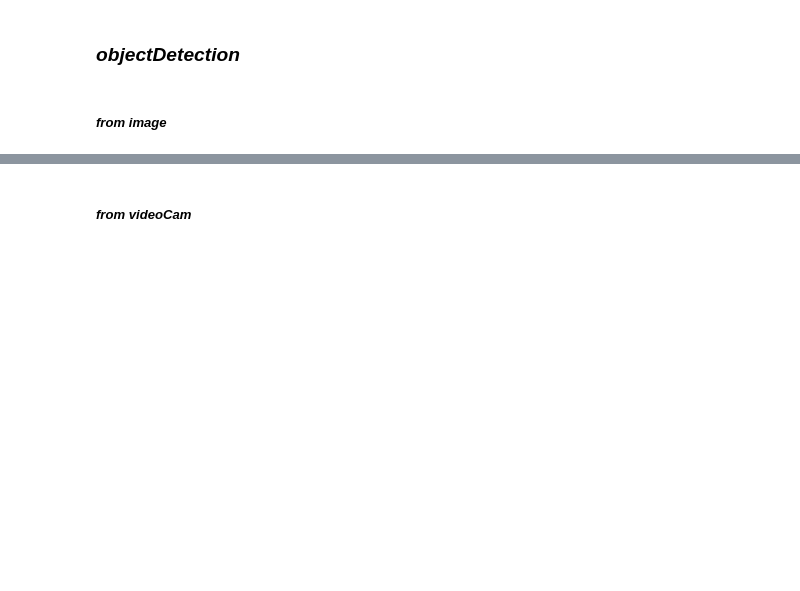
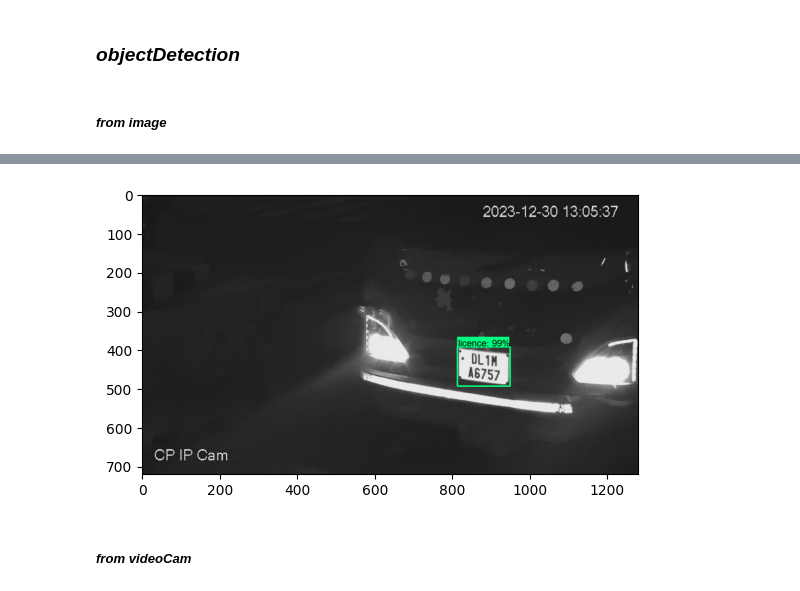
Before and after one commit to Ganga-Yadav/anprApp, a Jupyter notebook: tfodOcr.ipynb, the cells around one changed output, grey strips where cells are left out. Saved outputs shown, nothing was run; the diff lists cells and outputs as text; code cells hidden in the pictures; blank space fills up the shorter version.

```diff
--- a/tfodOcr.ipynb
+++ b/tfodOcr.ipynb
@@ -16,2 +18,9 @@ import csv
+# %%
+paths = {
+    'OCR_MODEL_PATH': os.path.join('mlModels', 'ocrModel', 'export', 'saved_model'),
+    'LPR_MODEL_PATH': os.path.join('mlModels', 'lprModel', 'export', 'saved_model'),
+    'OCR_LABELMAP_PATH': os.path.join('Annotations', 'annotations_ocr', 'label_map.pbtxt'),
+    'LPR_LABELMAP_PATH': os.path.join('Annotations', 'annotations_lpr', 'label_map.pbtxt'),
+}
 # %% [markdown]
 ## **Start Tfod**
@@ -126,3 +72,71 @@ plt.show()
+# %%
+MODEL_PATH = paths['LPR_MODEL_PATH']
+ANNOTATION_PATH = os.path.join('Annotations','annotations_lpr')
+LABELMAP =paths['LPR_LABELMAP_PATH']
+
+# Ensure annotation path exists
+os.makedirs(ANNOTATION_PATH, exist_ok=True)
+
+# Create label map
+labels = [{'name':'licence', 'id':1}]
+with open(LABELMAP, 'w') as f:
+    for label in labels:
+        f.write('item { \n')
+        f.write('\tname:\'{}\'\n'.format(label['name']))
+        f.write('\tid:{}\n'.format(label['id']))
+        f.write('}\n')
+
+# Load the TensorFlow saved model
+model = tf.saved_model.load(MODEL_PATH)
+category_index = label_map_util.create_category_index_from_labelmap(LABELMAP)
+# Assuming the function signature is 'serving_default' and it takes an image tensor
+infer = model.signatures['serving_default']
+
+# Define the detection function
+def detect_fn(image):
+    input_tensor = tf.convert_to_tensor(image, dtype=tf.uint8)  # Convert to uint8
+    input_tensor = input_tensor[tf.newaxis, ...]
+    output_dict = infer(input_tensor)
+    return output_dict
+
+# Read and preprocess the input image
+IMAGE_PATH = r'C:\Users\Msdn08\Desktop\Test_Img\test1\img (186).jpg'
+img = cv2.imread(IMAGE_PATH)
+image_np = np.array(img)
+
+# Run detection
+detections = detect_fn(image_np)
+
+num_detections = int(detections.pop('num_detections'))
+detections = {key: value[0, :num_detections].numpy() for key, value in detections.items()}
+detections['num_detections'] = num_detections
+
+# Convert detection_classes to integers
+detections['detection_classes'] = detections['detection_classes'].astype(int)
+
+# Visualization
+label_id_offset = 0
+image_np_with_detections = image_np.copy()
+min_threshold=0.6
+viz_utils.visualize_boxes_and_labels_on_image_array(
+    image_np_with_detections,
+    detections['detection_boxes'],
+    detections['detection_classes'] + label_id_offset,  # Ensure detection classes are integers
+    detections['detection_scores'],
+    category_index,
+    use_normalized_coordinates=True,
+    max_boxes_to_draw=10,
+    min_score_thresh=min_threshold,
+    agnostic_mode=False
+)
+regions_paths = roi_it(image_np_with_detections, detections, min_threshold)
+#for region_path in regions_paths:
+        #perform_detection(region_path)
+# Display the result
+plt.imshow(cv2.cvtColor(image_np_with_detections, cv2.COLOR_BGR2RGB))
+plt.show()
+# %% [output]
+[figure, added]
 # %% [markdown]
 ##### *from videoCam*
 # %%
```
Also changed, not shown: parts of 13 cells of this notebook, 2 other files.
